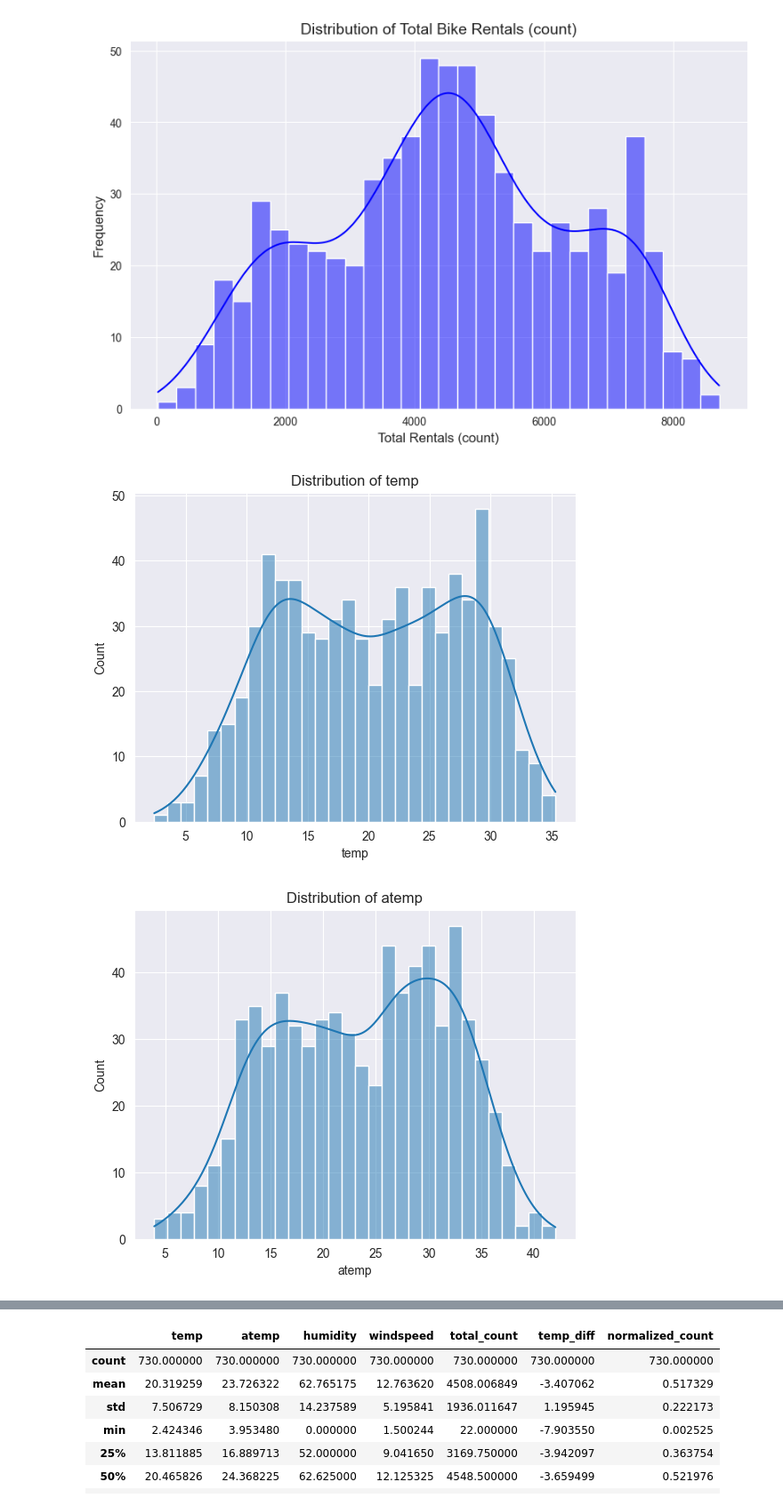
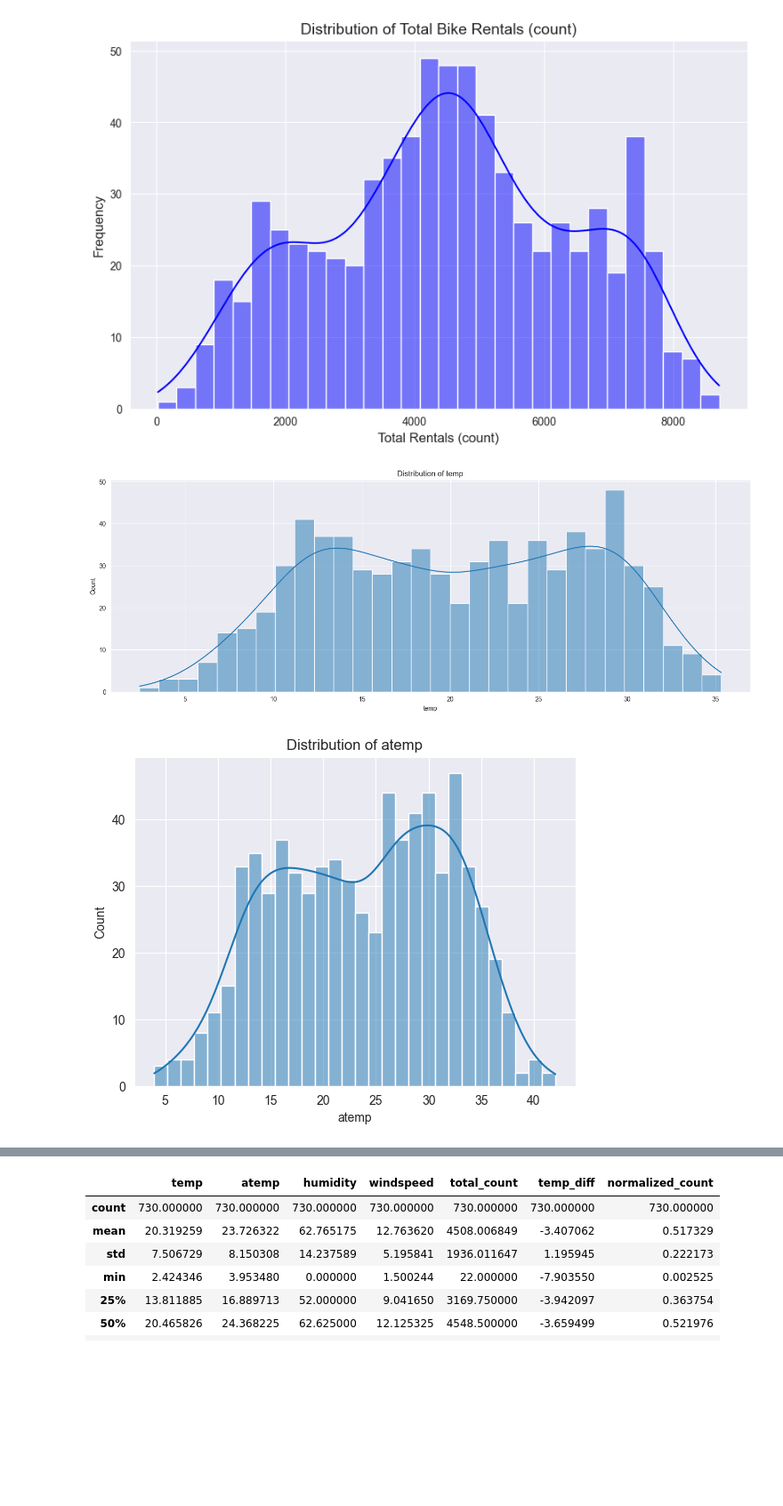
Before and after one commit to vijaykumar-qait/Linear-Regression-Bike-Sharing-Assignment, a Jupyter notebook: Bike_Sharing_Assignment_Vijay_Kumar.ipynb, the cells around one changed output, grey strips where cells are left out. Shown at 89% size. Saved outputs shown, nothing was run; the diff lists cells and outputs as text; code cells hidden in the pictures; blank space fills up the shorter version.

```diff
--- a/Bike_Sharing_Assignment_Vijay_Kumar.ipynb
+++ b/Bike_Sharing_Assignment_Vijay_Kumar.ipynb
@@ -204,32 +204,33 @@ plt.show()
 # %%
 # Univariate analysis
 numerical_vars = ['temp', 'atemp', 'humidity', 'windspeed', 'total_count', 'temp_diff', 'normalized_count']
+plt.figure(figsize=(18, 6))
 
 for var in numerical_vars:
     sns.histplot(df[var], kde=True, bins=30)
     plt.title(f'Distribution of {var}')
     plt.show()
 
 categorical_vars = ['season', 'weathersit']
 
 for var in categorical_vars:
     sns.countplot(df[var], palette='Set2')
     plt.title(f'Distribution of {var}')
     plt.show()
 
 sns.countplot(x='workingday', data=df, palette='Set2')
 plt.title('Distribution of Working Days', fontsize=14)
 plt.xlabel('Working Day (0 = No, 1 = Yes)', fontsize=12)
 plt.ylabel('Count', fontsize=12)
 plt.show()
 
 sns.countplot(x='holiday', data=df, palette='Set3')
 plt.title('Distribution of Holidays', fontsize=14)
 plt.xlabel('Holiday (0 = No, 1 = Yes)', fontsize=12)
 plt.ylabel('Count', fontsize=12)
 plt.show()
 # %% [output]
-[figure, old version]
+[figure, new version]
 [figure]
 [figure]
 [figure]
```
Also changed, not shown: parts of 122 cells of this notebook.
